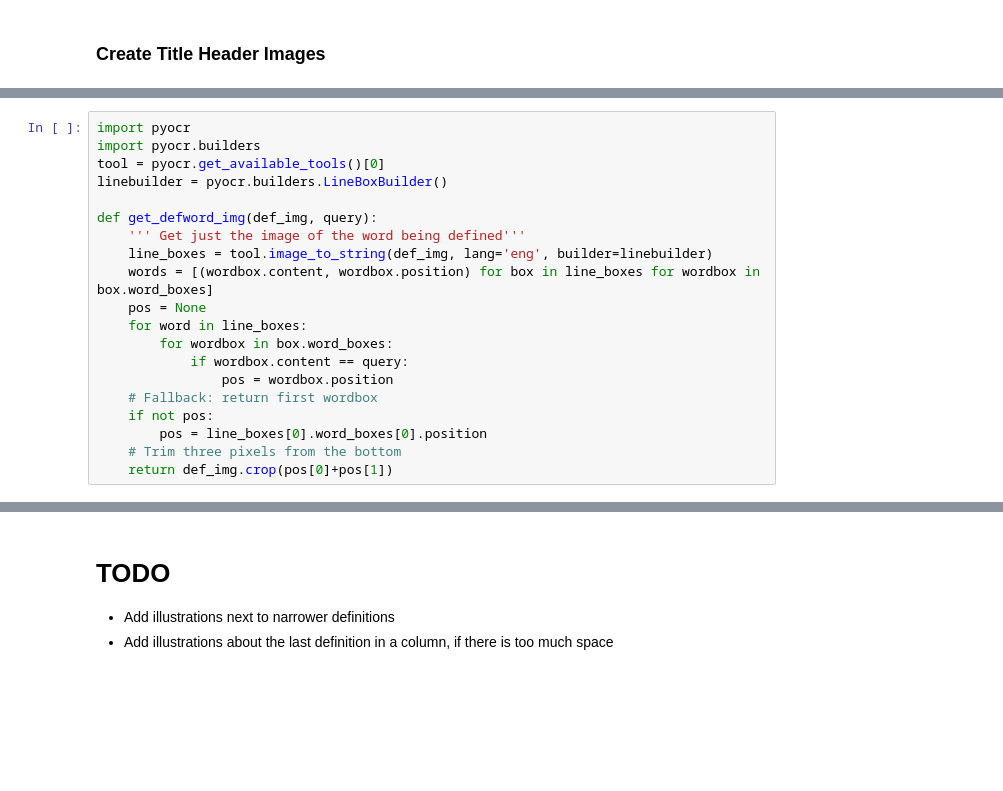
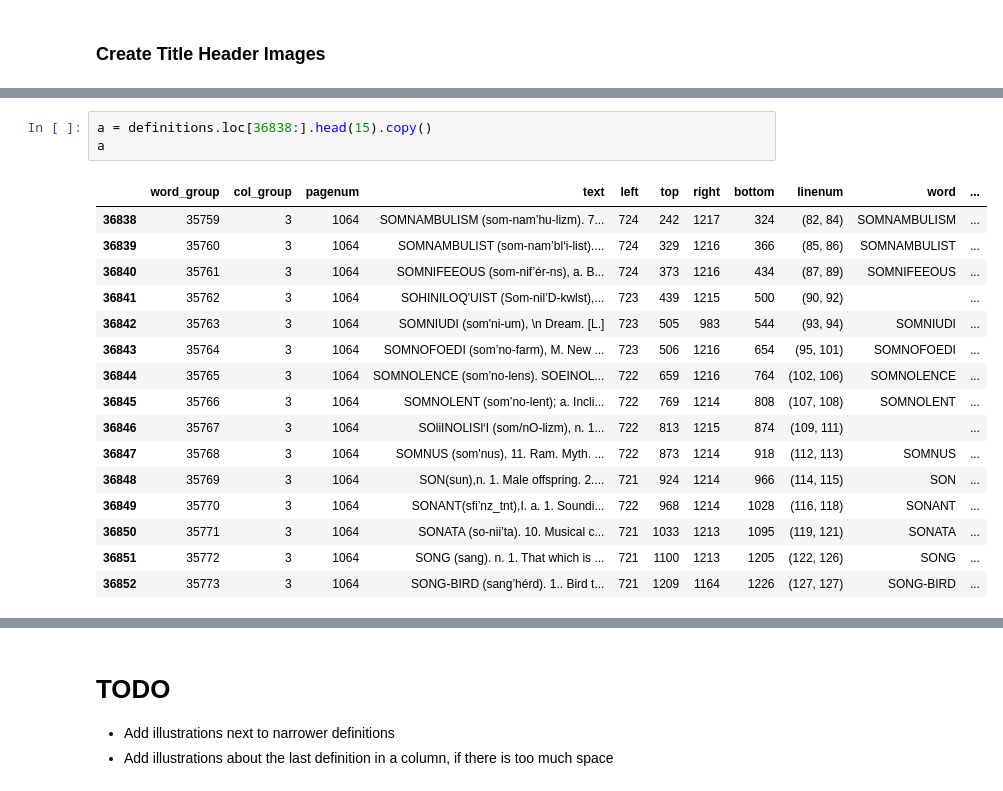
Before and after one commit to organisciak/unusual-words, a Jupyter notebook: ipynb/Uncommon Words 2.ipynb, the cells around one changed output, grey strips where cells are left out. Drawn from its saved outputs; the diff is of its cells as text; blank space fills up the shorter version.

```diff
--- a/ipynb/Uncommon Words 2.ipynb
+++ b/ipynb/Uncommon Words 2.ipynb
@@ -217,20 +218,20 @@ title_img
-# %%
-import pyocr
-import pyocr.builders
-tool = pyocr.get_available_tools()[0]
-linebuilder = pyocr.builders.LineBoxBuilder()
-
-def get_defword_img(def_img, query):
-    ''' Get just the image of the word being defined'''
-    line_boxes = tool.image_to_string(def_img, lang='eng', builder=linebuilder)
-    words = [(wordbox.content, wordbox.position) for box in line_boxes for wordbox in box.word_boxes]
-    pos = None
-    for word in line_boxes:
-        for wordbox in box.word_boxes:
-            if wordbox.content == query:
-                pos = wordbox.position
-    # Fallback: return first wordbox
-    if not pos:
-        pos = line_boxes[0].word_boxes[0].position
-    # Trim three pixels from the bottom
-    return def_img.crop(pos[0]+pos[1])
+# %%
+a = definitions.loc[36838:].head(15).copy()
+a
+# %% [output]
+|  | word_group | col_group | pagenum | text | left | top | right | bottom | linenum | word | ... |
+| 36838 | 35759 | 3 | 1064 | SOMNAMBULISM (som-nam’hu-lizm). 7... | 724 | 242 | 1217 | 324 | (82, 84) | SOMNAMBULISM | ... |
+| 36839 | 35760 | 3 | 1064 | SOMNAMBULIST (som-nam’bl‘i-list).... | 724 | 329 | 1216 | 366 | (85, 86) | SOMNAMBULIST | ... |
+| 36840 | 35761 | 3 | 1064 | SOMNIFEEOUS (som-nif’ér-ns), a. B... | 724 | 373 | 1216 | 434 | (87, 89) | SOMNIFEEOUS | ... |
+| 36841 | 35762 | 3 | 1064 | SOHINILOQ'UIST (Som-nil’D-kwlst),... | 723 | 439 | 1215 | 500 | (90, 92) |  | ... |
+| 36842 | 35763 | 3 | 1064 | SOMNIUDI (som'ni-um), \n Dream. [L.] | 723 | 505 | 983 | 544 | (93, 94) | SOMNIUDI | ... |
+| 36843 | 35764 | 3 | 1064 | SOMNOFOEDI (som’no-farm), M. New ... | 723 | 506 | 1216 | 654 | (95, 101) | SOMNOFOEDI | ... |
+| 36844 | 35765 | 3 | 1064 | SOMNOLENCE (som’no-lens). SOEINOL... | 722 | 659 | 1216 | 764 | (102, 106) | SOMNOLENCE | ... |
+| 36845 | 35766 | 3 | 1064 | SOMNOLENT (som’no-lent); a. Incli... | 722 | 769 | 1214 | 808 | (107, 108) | SOMNOLENT | ... |
+| 36846 | 35767 | 3 | 1064 | SOliINOLISl‘I (som/nO-lizm), n. 1... | 722 | 813 | 1215 | 874 | (109, 111) |  | ... |
+| 36847 | 35768 | 3 | 1064 | SOMNUS (som'nus), 11. Ram. Myth. ... | 722 | 873 | 1214 | 918 | (112, 113) | SOMNUS | ... |
+| 36848 | 35769 | 3 | 1064 | SON(sun),n. 1. Male offspring. 2.... | 721 | 924 | 1214 | 966 | (114, 115) | SON | ... |
+| 36849 | 35770 | 3 | 1064 | SONANT(sﬁ’nz_tnt),I. a. 1. Soundi... | 722 | 968 | 1214 | 1028 | (116, 118) | SONANT | ... |
+| 36850 | 35771 | 3 | 1064 | SONATA (so-nii’ta). 10. Musical c... | 721 | 1033 | 1213 | 1095 | (119, 121) | SONATA | ... |
+| 36851 | 35772 | 3 | 1064 | SONG (sang). n. 1. That which is ... | 721 | 1100 | 1213 | 1205 | (122, 126) | SONG | ... |
+| 36852 | 35773 | 3 | 1064 | SONG-BIRD (sang’hérd). 1.. Bird t... | 721 | 1209 | 1164 | 1226 | (127, 127) | SONG-BIRD | ... |
```
Also changed, not shown: parts of 24 cells of this notebook, 4 other files.
